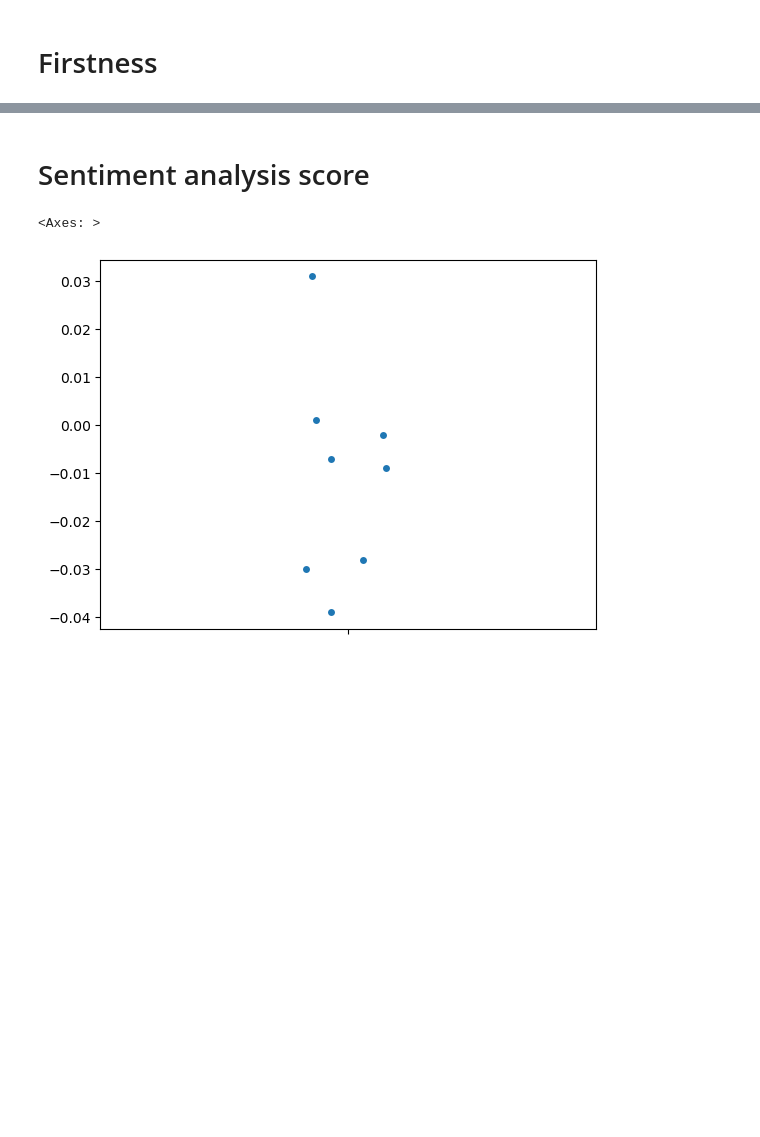
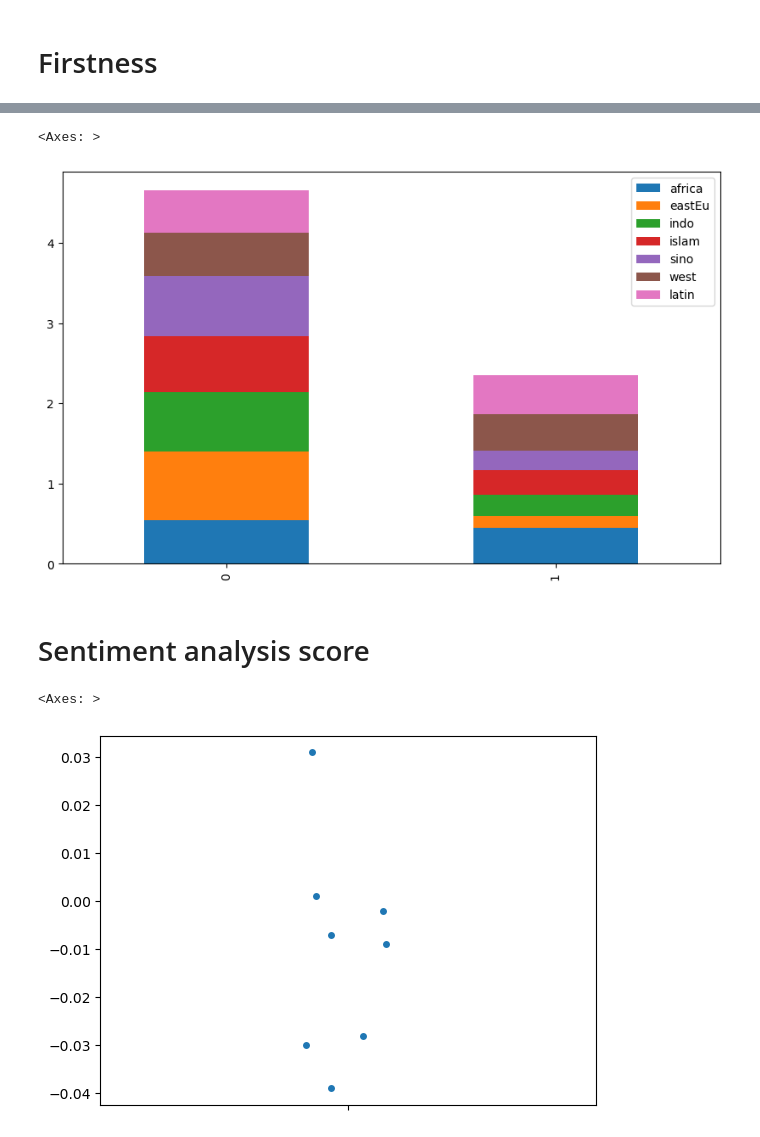
Before and after one commit to HappieTai/HnrsPgrm, a Jupyter notebook: graphs.ipynb, the cells around one changed output, grey strips where cells are left out. Cells and saved outputs as stored; diff of their text form; code cells hidden in the pictures; blank space fills up the shorter version.

```diff
--- a/graphs.ipynb
+++ b/graphs.ipynb
@@ -31,3 +48,18 @@ sns.stripplot(y=firstness)
+# %%
+firstnessCountry={
+    'africa': [0.547619048, 0.452380952],
+    'eastEu': [0.857142857, 0.142857143],
+    'indo': [0.733333333, 0.266666667],
+    'islam': [0.696969697, 0.303030303],
+    'sino': [0.75, 0.25],
+    'west': [0.547619048, 0.452380952],
+    'latin': [0.519337017, 0.480662983]
+}
+df = pd.DataFrame(firstnessCountry)
+df.plot(kind='bar', stacked=True, figsize=(10, 6))
+# %% [output]
+<Axes: >
+[figure, added]
 # %% [markdown]
 # Sentiment analysis score
 # %%
```
Also changed, not shown: parts of 14 cells of this notebook, 1 other file.
